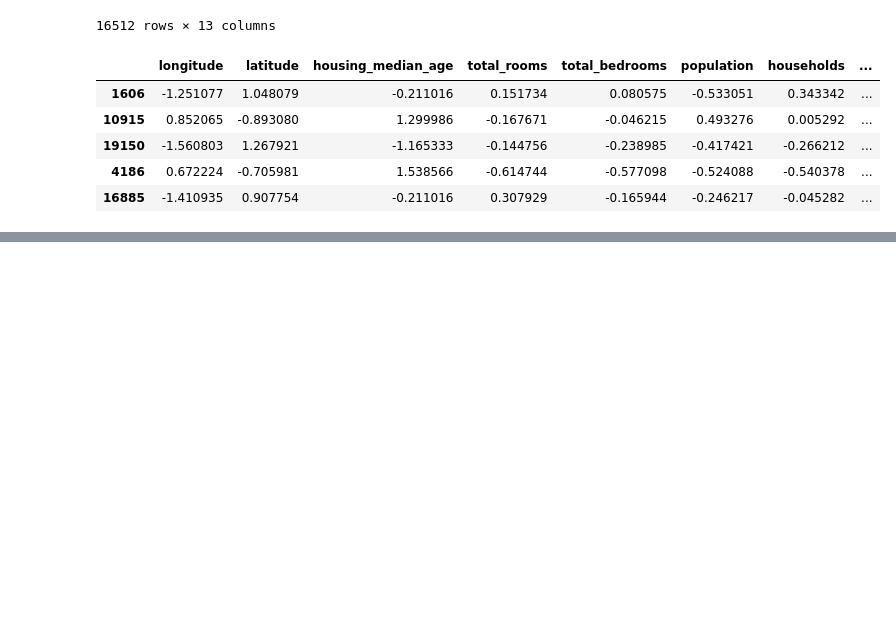
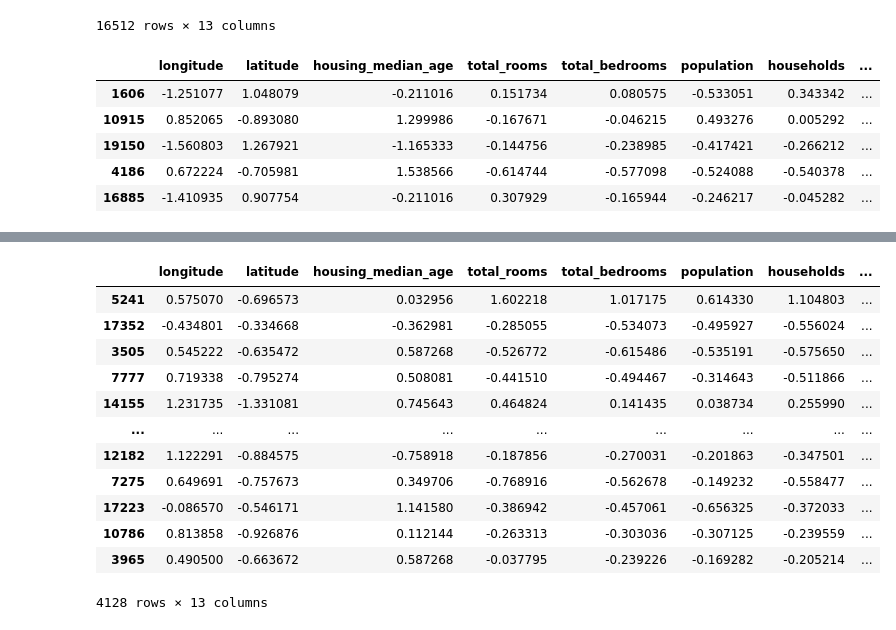
Before and after one commit to Socramer6588/pia23, a Jupyter notebook: KNN_EXAMEN.ipynb, the cells around one changed output, grey strips where cells are left out. Drawn from its saved outputs; the diff is of its cells as text; code cells hidden in the pictures; blank space fills up the shorter version.

```diff
--- a/KNN_EXAMEN.ipynb
+++ b/KNN_EXAMEN.ipynb
@@ -188,0 +291,19 @@ X_train_imputed_a.describe().T
+# %%
+
+scaler = StandardScaler().set_output(transform="pandas") # Para que el resultado sea un DataFrame
+X_test_num_scaled = scaler.fit_transform(X_test_temp)
+X_test_num_scaled
+# %% [output]
+|  | longitude | latitude | housing_median_age | total_rooms | total_bedrooms | population | households | ... |
+| 5241 | 0.575070 | -0.696573 | 0.032956 | 1.602218 | 1.017175 | 0.614330 | 1.104803 | ... |
+| 17352 | -0.434801 | -0.334668 | -0.362981 | -0.285055 | -0.534073 | -0.495927 | -0.556024 | ... |
+| 3505 | 0.545222 | -0.635472 | 0.587268 | -0.526772 | -0.615486 | -0.535191 | -0.575650 | ... |
+| 7777 | 0.719338 | -0.795274 | 0.508081 | -0.441510 | -0.494467 | -0.314643 | -0.511866 | ... |
+| 14155 | 1.231735 | -1.331081 | 0.745643 | 0.464824 | 0.141435 | 0.038734 | 0.255990 | ... |
+| ... | ... | ... | ... | ... | ... | ... | ... | ... |
+| 12182 | 1.122291 | -0.884575 | -0.758918 | -0.187856 | -0.270031 | -0.201863 | -0.347501 | ... |
+| 7275 | 0.649691 | -0.757673 | 0.349706 | -0.768916 | -0.562678 | -0.149232 | -0.558477 | ... |
+| 17223 | -0.086570 | -0.546171 | 1.141580 | -0.386942 | -0.457061 | -0.656325 | -0.372033 | ... |
+| 10786 | 0.813858 | -0.926876 | 0.112144 | -0.263313 | -0.303036 | -0.307125 | -0.239559 | ... |
+| 3965 | 0.490500 | -0.663672 | 0.587268 | -0.037795 | -0.239226 | -0.169282 | -0.205214 | ... |
+4128 rows × 13 columns
```
Also changed, not shown: parts of 18 cells of this notebook.
